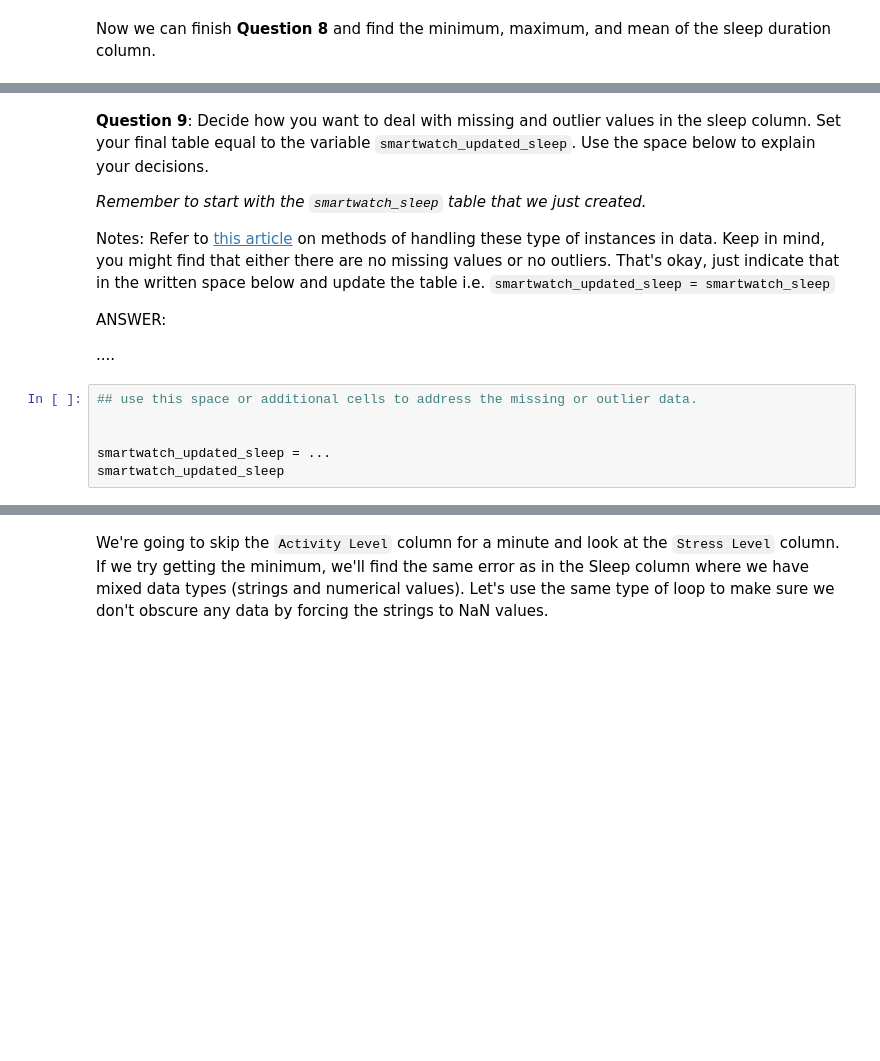
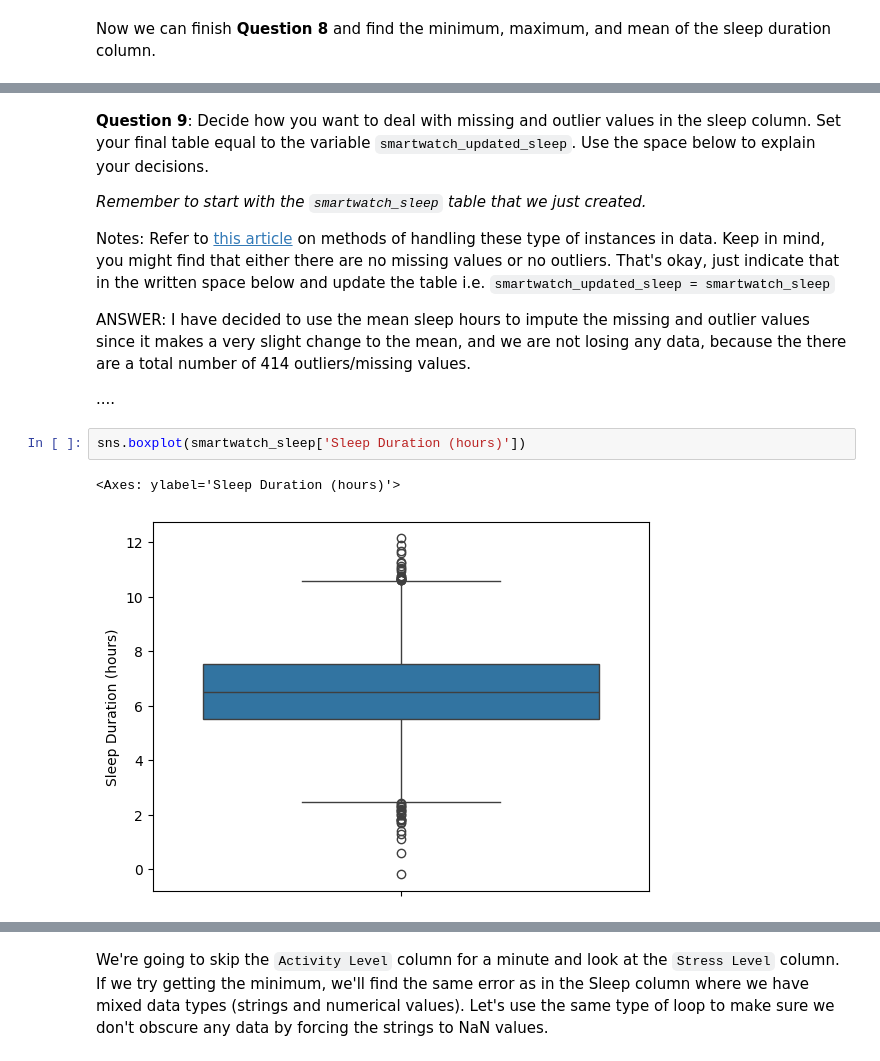
Before and after one commit to BMC-Intersectional-Data-Feminism/exercise-2-data-cleaning-and-analysis-mahaattique, a Jupyter notebook: exercise2.ipynb, the cells around one changed output, grey strips where cells are left out. Cells and saved outputs as stored; diff of their text form; blank space fills up the shorter version.

```diff
--- a/exercise2.ipynb
+++ b/exercise2.ipynb
@@ -363,11 +434,11 @@ check('tests/q8.py')
 Notes: Refer to [this article](https://pmc.ncbi.nlm.nih.gov/articles/PMC5548942/) on methods of handling these type of instances in data. Keep in mind, you might find that either there are no missing values or no outliers. That's okay, just indicate that in the written space below and update the table i.e. `smartwatch_updated_sleep = smartwatch_sleep`
 
 ANSWER:
+I have decided to use the mean sleep hours to impute the missing and outlier values since it makes a very slight change to the mean, and we are not losing any data, because the there are a total number of 414 outliers/missing values.
 
 ....
-# %%
-## use this space or additional cells to address the missing or outlier data.
-
-
-smartwatch_updated_sleep = ...
-smartwatch_updated_sleep
+# %%
+sns.boxplot(smartwatch_sleep['Sleep Duration (hours)'])
+# %% [output]
+<Axes: ylabel='Sleep Duration (hours)'>
+[figure, added]
```
Also changed, not shown: parts of 34 cells of this notebook, 1 other file.
